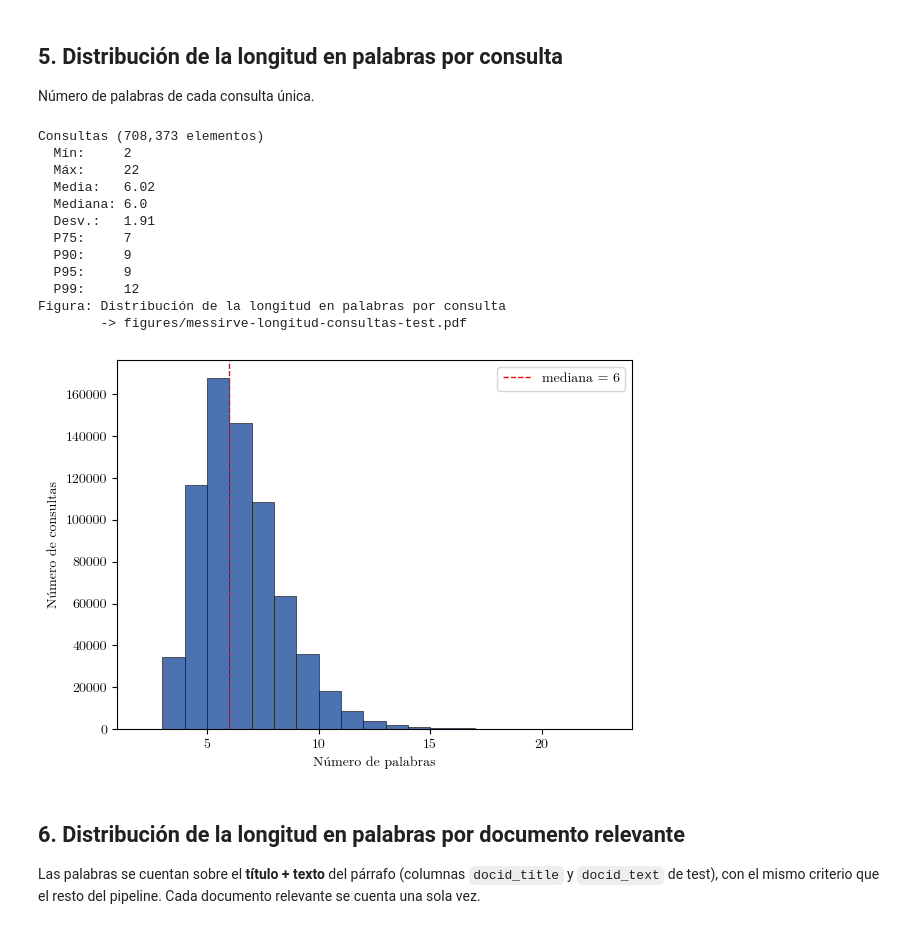
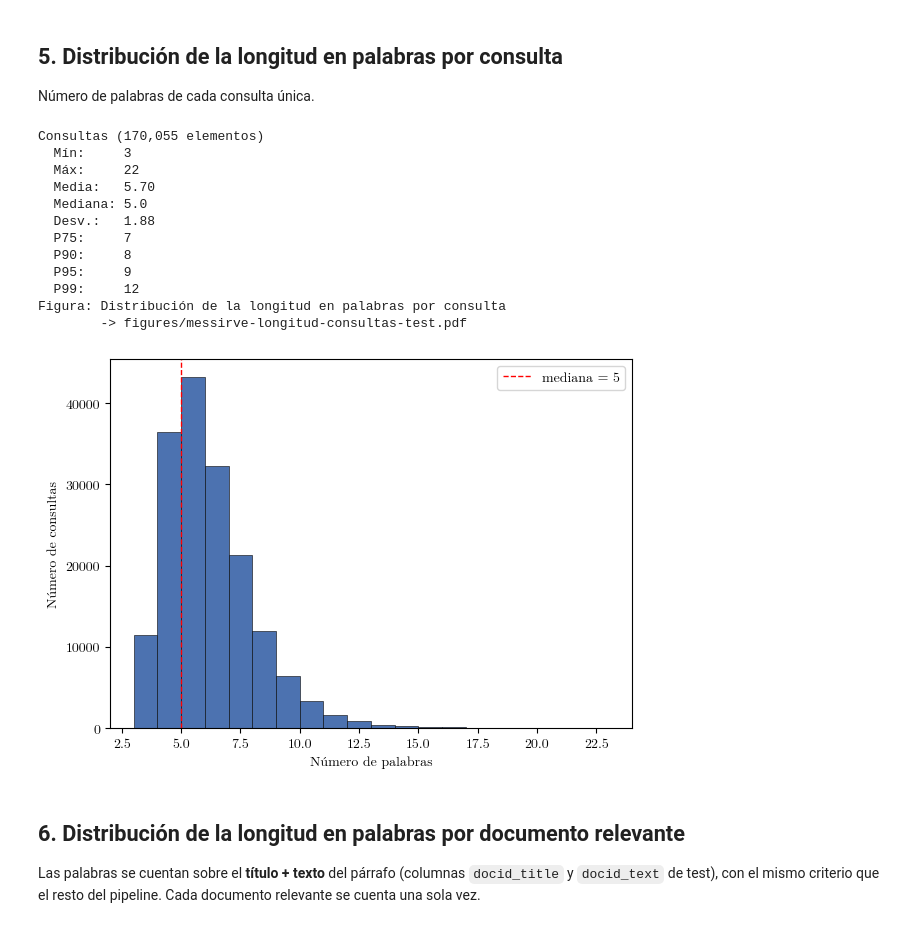
Before and after one commit to esteban-mendoza/ir-spanish, a Jupyter notebook: analysis/distributions.ipynb, the cells around one changed output. Drawn from its saved outputs; the diff is of its cells as text; code cells hidden in the pictures.

Commit message:
Fix test-split query stats (cell 7 shadowed the test queries)

```diff
--- a/analysis/distributions.ipynb
+++ b/analysis/distributions.ipynb
@@ -91,10 +91,10 @@ Respuesta más tardía en train: 2024-06-25
 
 El split guarda un par (consulta, documento relevante) por fila; la columna `id` identifica la consulta. Las consultas únicas son los `id` distintos.
 # %%
-unique_queries = dict(zip(test["id"], test["query"]))
-print(f"Consultas únicas en test: {len(unique_queries):,}")
-unique_queries = dict(zip(train["id"], train["query"]))
-print(f"Consultas únicas en train: {len(unique_queries):,}")
+test_queries = dict(zip(test["id"], test["query"]))
+print(f"Consultas únicas en test: {len(test_queries):,}")
+train_queries = dict(zip(train["id"], train["query"]))
+print(f"Consultas únicas en train: {len(train_queries):,}")
 # %% [output]
 Consultas únicas en test: 170,055
 Consultas únicas en train: 708,373
@@ -184,45 +184,45 @@ Figura: Distribución de documentos relevantes por consulta (test de MessIRve)
 Número de palabras de cada consulta única.
 # %%
 # Longitud en palabras de cada consulta única
-query_wc = np.array([len(q.split()) for q in unique_queries.values()])
+query_wc = np.array([len(q.split()) for q in test_queries.values()])
 
 print(f"Consultas ({len(query_wc):,} elementos)")
 print(f"  Mín:     {query_wc.min()}")
 print(f"  Máx:     {query_wc.max():,}")
 print(f"  Media:   {query_wc.mean():.2f}")
 print(f"  Mediana: {np.median(query_wc):.1f}")
 print(f"  Desv.:   {query_wc.std():.2f}")
 for p in [75, 90, 95, 99]:
     print(f"  P{p}:     {np.percentile(query_wc, p):.0f}")
 
 # Gráfica
 print("Figura: Distribución de la longitud en palabras por consulta")
 print("        -> figures/messirve-longitud-consultas-test.pdf")
 fig, ax = plt.subplots(figsize=(FIG_ANCHO, FIG_ALTO))
 ax.hist(query_wc, bins=range(query_wc.min(), query_wc.max() + 2),
         color="#4C72B0", edgecolor="black", linewidth=0.4)
 ax.set_xlabel("Número de palabras")
 ax.set_ylabel("Número de consultas")
 ax.axvline(np.median(query_wc), color="red", ls="--", lw=1,
            label=f"mediana = {np.median(query_wc):.0f}")
 ax.legend()
 plt.tight_layout()
 fig.savefig(FIG / "messirve-longitud-consultas-test.pdf", bbox_inches="tight")
 plt.show()
 # %% [output]
-Consultas (708,373 elementos)
-  Mín:     2
+Consultas (170,055 elementos)
+  Mín:     3
   Máx:     22
-  Media:   6.02
-  Mediana: 6.0
-  Desv.:   1.91
+  Media:   5.70
+  Mediana: 5.0
+  Desv.:   1.88
   P75:     7
-  P90:     9
+  P90:     8
   P95:     9
   P99:     12
 Figura: Distribución de la longitud en palabras por consulta
         -> figures/messirve-longitud-consultas-test.pdf
-[figure, old version]
+[figure, new version]
 # %% [markdown]
 ## 6. Distribución de la longitud en palabras por documento relevante
 
```
Also changed, not shown: 2 other files.
